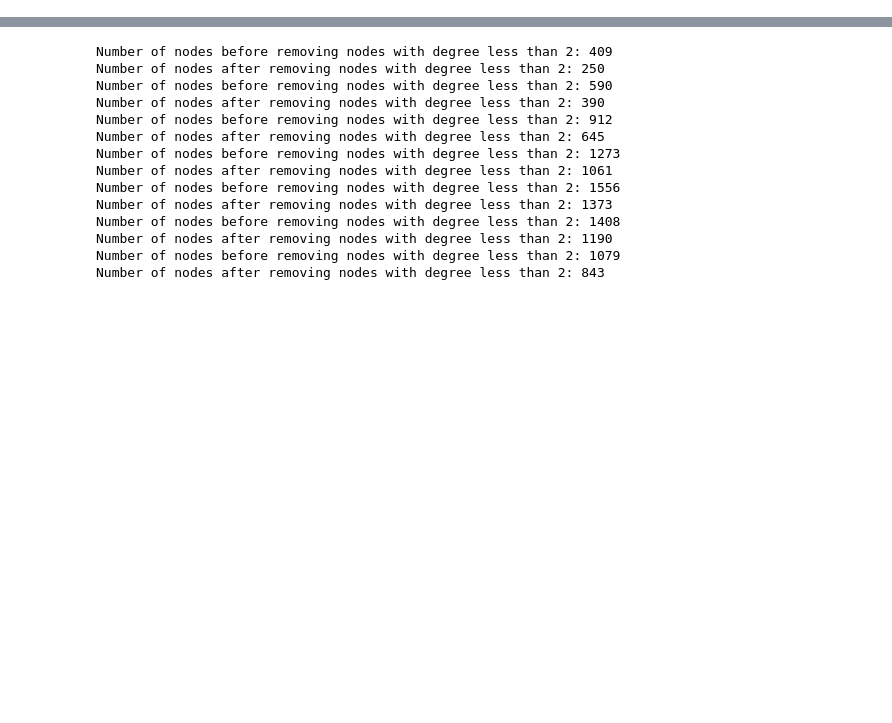
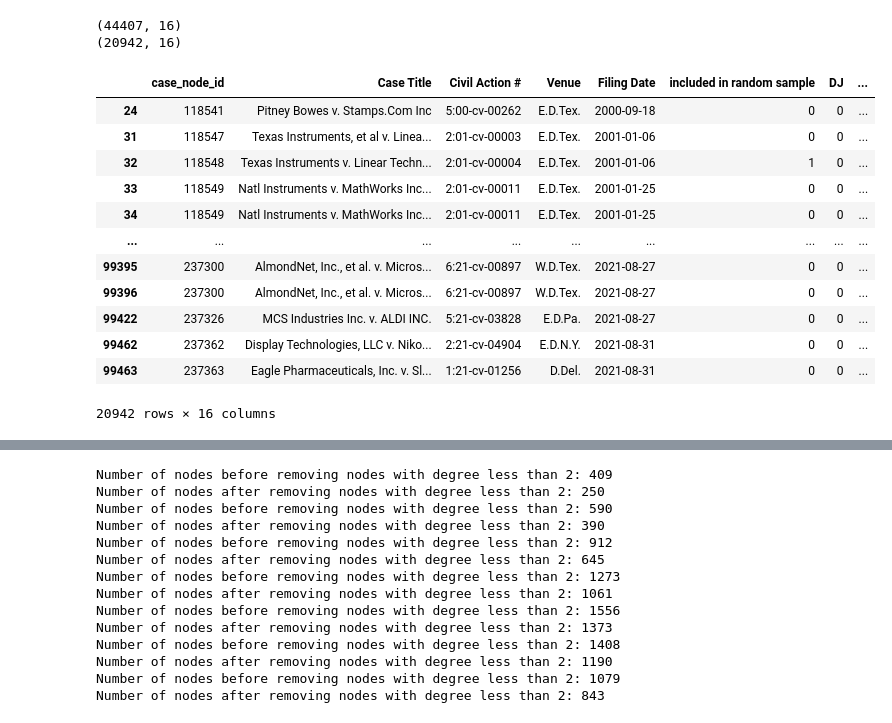
Before and after one commit to stanislav-a/hna_patents, a Jupyter notebook: notebooks/convert_to_gephi_format.ipynb, the cells around one changed output, grey strips where cells are left out. Cells and saved outputs as stored; diff of their text form; code cells hidden in the pictures; blank space fills up the shorter version.

```diff
--- a/notebooks/convert_to_gephi_format.ipynb
+++ b/notebooks/convert_to_gephi_format.ipynb
@@ -31,3 +31,27 @@ d:\projects\aalto\hands_on_networks\patents
 | 38 | 118553 | Paragon Luggage Inc v. Coach Inc | 4:01-cv-00090 | E.D.Tex. | 2001-03-07 | 1 | 0 | ... |
 | 40 | 118555 | Paragon Luggage Inc v. Coach Inc | 4:01-cv-00098 | E.D.Tex. | 2001-03-15 | 0 | 0 | ... |
 | 48 | 118562 | Texas Instruments v. Tessera Inc | 2:01-cv-00163 | E.D.Tex. | 2001-08-03 | 0 | 0 | ... |
+# %%
+# left only data with patent trolls, they have "Asserter Category" == 8
+data_trolls = data[data["Asserter Category"] == 8.]
+print(data.shape)
+print(data_trolls.shape)
+# %% [output]
+(44407, 16)
+(20942, 16)
+# %%
+data_trolls
+# %% [output]
+|  | case_node_id | Case Title | Civil Action # | Venue | Filing Date | included in random sample | DJ | ... |
+| 24 | 118541 | Pitney Bowes v. Stamps.Com Inc | 5:00-cv-00262 | E.D.Tex. | 2000-09-18 | 0 | 0 | ... |
+| 31 | 118547 | Texas Instruments, et al v. Linea... | 2:01-cv-00003 | E.D.Tex. | 2001-01-06 | 0 | 0 | ... |
+| 32 | 118548 | Texas Instruments v. Linear Techn... | 2:01-cv-00004 | E.D.Tex. | 2001-01-06 | 1 | 0 | ... |
+| 33 | 118549 | Natl Instruments v. MathWorks Inc... | 2:01-cv-00011 | E.D.Tex. | 2001-01-25 | 0 | 0 | ... |
+| 34 | 118549 | Natl Instruments v. MathWorks Inc... | 2:01-cv-00011 | E.D.Tex. | 2001-01-25 | 0 | 0 | ... |
+| ... | ... | ... | ... | ... | ... | ... | ... | ... |
+| 99395 | 237300 | AlmondNet, Inc., et al. v. Micros... | 6:21-cv-00897 | W.D.Tex. | 2021-08-27 | 0 | 0 | ... |
+| 99396 | 237300 | AlmondNet, Inc., et al. v. Micros... | 6:21-cv-00897 | W.D.Tex. | 2021-08-27 | 0 | 0 | ... |
+| 99422 | 237326 | MCS Industries Inc. v. ALDI INC. | 5:21-cv-03828 | E.D.Pa. | 2021-08-27 | 0 | 0 | ... |
+| 99462 | 237362 | Display Technologies, LLC v. Niko... | 2:21-cv-04904 | E.D.N.Y. | 2021-08-31 | 0 | 0 | ... |
+| 99463 | 237363 | Eagle Pharmaceuticals, Inc. v. Sl... | 1:21-cv-01256 | D.Del. | 2021-08-31 | 0 | 0 | ... |
+20942 rows × 16 columns
```
Also changed, not shown: parts of 5 cells of this notebook.
